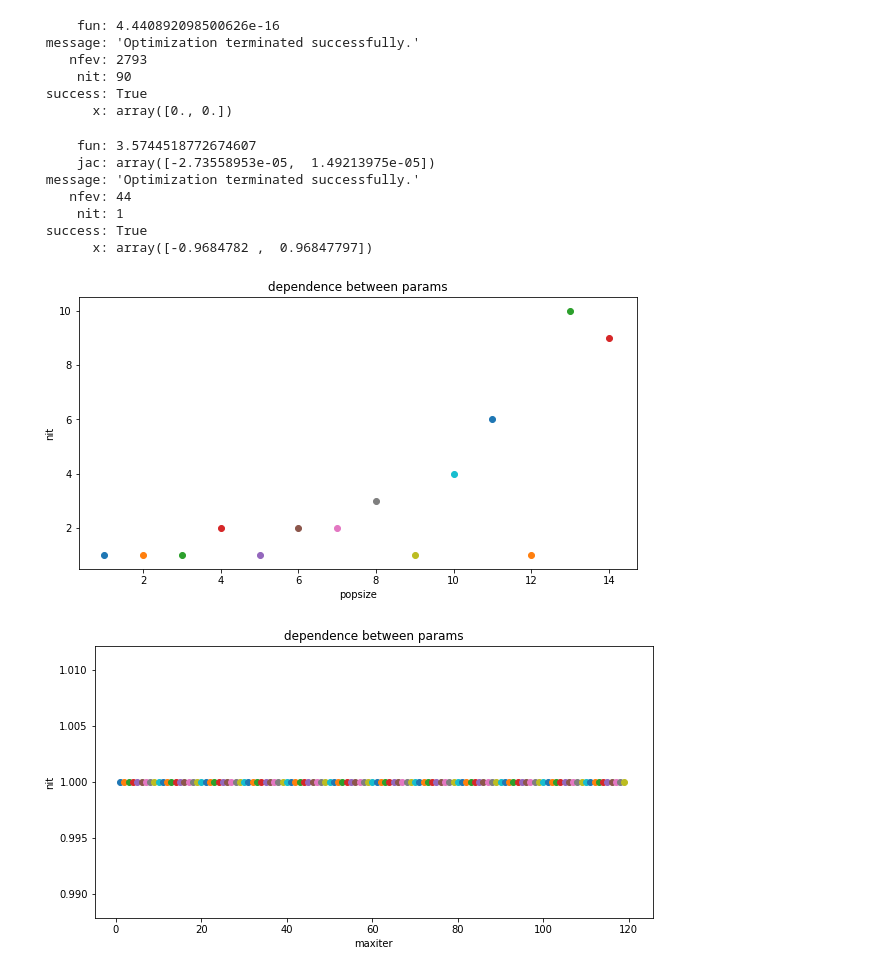
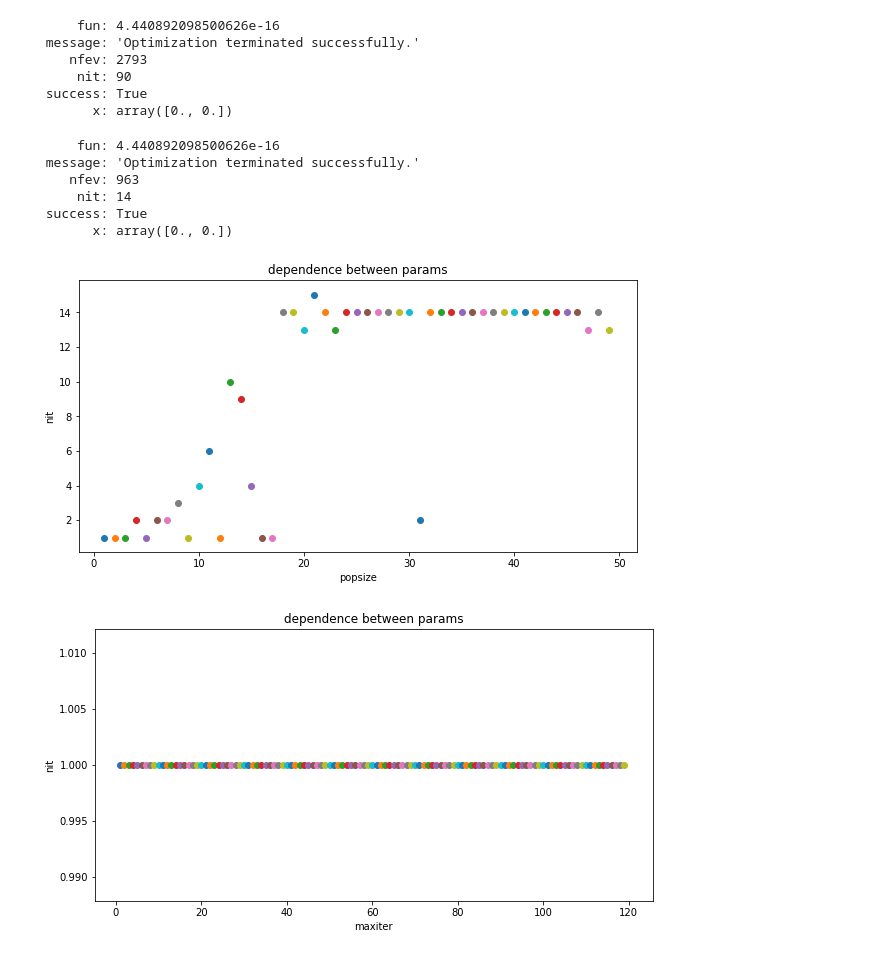
Before and after one commit to Geringer13/Netology_pyda, a Jupyter notebook: Теория_оптимизации_Homework_6.ipynb, the cells around one changed output. Drawn from its saved outputs; the diff is of its cells as text; code cells hidden in the pictures.

```diff
--- a/Теория_оптимизации_Homework_6.ipynb
+++ b/Теория_оптимизации_Homework_6.ipynb
@@ -53,39 +53,38 @@ def ackley(x):
     return -20. * np.exp(arg1) - np.exp(arg2) + 20. + np.e
 
 bounds = [(-10, 10), (-10, 10)]
-result = differential_evolution(ackley, bounds, popsize=5, maxiter=20, mutation=(0.1, 0.1), recombination=1, strategy='best1bin', tol=0.3, updating='immediate', seed=42)
+result = differential_evolution(ackley, bounds, popsize=30, mutation=(0.1, 0.1), recombination=1, strategy='best1bin', tol=0.3, updating='immediate', seed=42)
 result
 # %% [output]
-     fun: 3.5744518772674607
-     jac: array([-2.73558953e-05,  1.49213975e-05])
+     fun: 4.440892098500626e-16
  message: 'Optimization terminated successfully.'
-    nfev: 44
-     nit: 1
+    nfev: 963
+     nit: 14
  success: True
-       x: array([-0.9684782 ,  0.96847797])
+       x: array([0., 0.])
 # %%
 def ackley(x):
 
   arg1 = -0.2 * np.sqrt(0.5 * (x[0] ** 2 + x[1] ** 2))
   arg2 = 0.5 * (np.cos(2. * np.pi * x[0]) + np.cos(2. * np.pi * x[1]))
   return -20. * np.exp(arg1) - np.exp(arg2) + 20. + np.e
 
 bounds = [(-10, 10), (-10, 10)]
 result = differential_evolution(ackley, bounds, popsize=5, maxiter=20, mutation=(0.1, 0.1), recombination=1, strategy='best1bin', tol=0.3, updating='immediate', seed=42)
 
 plt.figure(figsize=(10,5))
 plt.xlabel('popsize')
 plt.ylabel('nit')
 plt.title('dependence between params')
 
-for i in range(1,15):
+for i in range(1,50):
 
   result = differential_evolution(ackley, bounds, popsize=i, maxiter=20, mutation=(0.1, 0.1), recombination=1, strategy='best1bin', tol=0.3, updating='immediate', seed=42)
   plt.scatter(i, result.nit)
 
 plt.show()
 # %% [output]
-[figure, old version]
+[figure, new version]
 # %%
 plt.figure(figsize=(10,5))
 plt.xlabel('maxiter')
```
